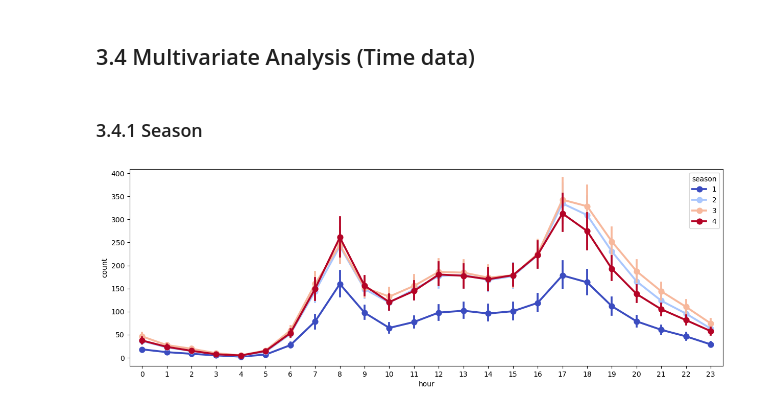
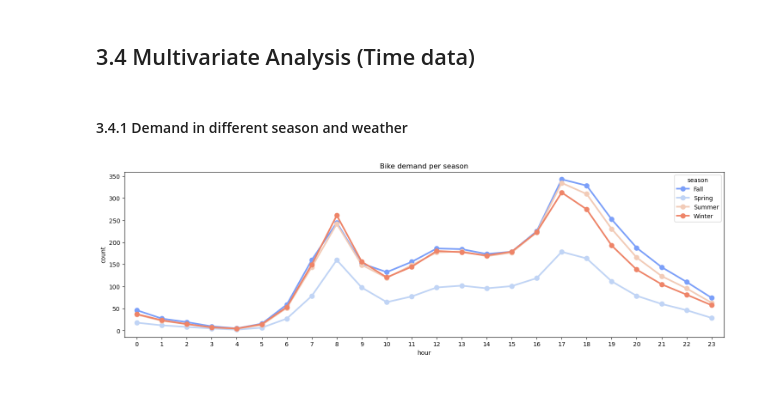
Before and after one commit to joydeb1729/kaggle, a Jupyter notebook: Bike-Sharing-Demand/EDA.ipynb, the cells around one changed output. Saved outputs shown, nothing was run; the diff lists cells and outputs as text; code cells hidden in the pictures.

```diff
--- a/Bike-Sharing-Demand/EDA.ipynb
+++ b/Bike-Sharing-Demand/EDA.ipynb
@@ -369,10 +369,13 @@ for feature in time_features:
 # %% [markdown]
 ## 3.4 Multivariate Analysis (Time data)
 # %% [markdown]
-### 3.4.1 Season
+#### 3.4.1 Demand in different season and weather
 # %%
-plt.figure(figsize=(15,5))
-sns.pointplot(x='hour', y='count', hue='season', data=train_test_data, palette='coolwarm')
+data = pd.DataFrame(train_test_data_mapped.groupby(['hour', 'season'], sort=True)['count'].mean()).reset_index()
+
+plt.figure(figsize=(18, 5))
+sns.pointplot(x=data["hour"], y=data["count"], hue=data["season"], palette='coolwarm')
+plt.title('Bike demand per season')
 plt.show()
 # %% [output]
-[figure, old version]
+[figure, new version]
```
Also changed, not shown: parts of 12 cells of this notebook, 1 other file.
